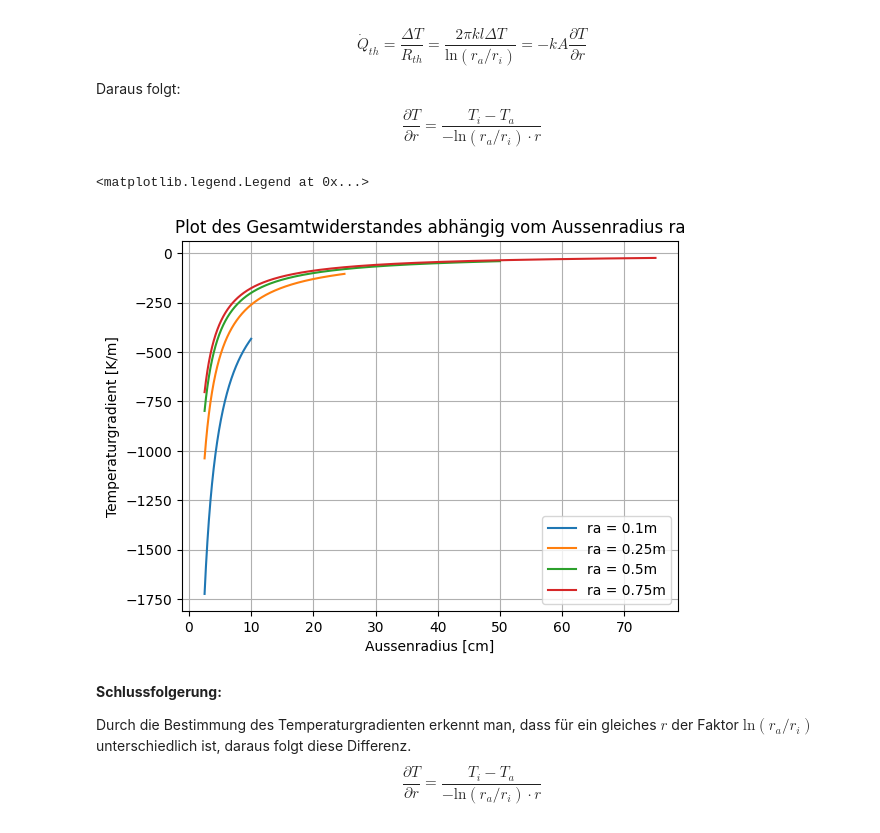
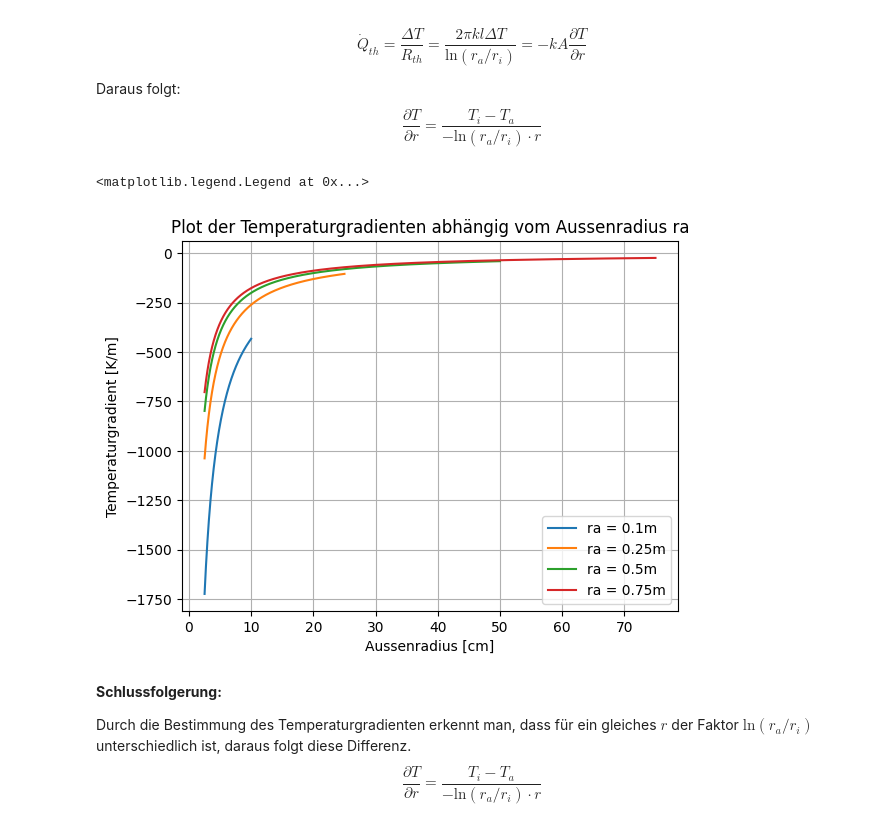
Before and after one commit to HansPeter21/CoP_Abgabe, a Jupyter notebook: Bericht_Mauro_Schegg.ipynb, the cells around one changed output. Cells and saved outputs as stored; diff of their text form; code cells hidden in the pictures.

```diff
--- a/Bericht_Mauro_Schegg.ipynb
+++ b/Bericht_Mauro_Schegg.ipynb
@@ -275,16 +275,16 @@ for i in range(len(r_agrad)):
 # %%
 plt.plot(rgrad[0]*100,dT[0],label="ra = 0.1m")
 plt.plot(rgrad[1]*100,dT[1],label="ra = 0.25m")
 plt.plot(rgrad[2]*100,dT[2],label="ra = 0.5m")
 plt.plot(rgrad[3]*100,dT[3],label="ra = 0.75m")
-plt.title("Plot des Gesamtwiderstandes abhängig vom Aussenradius ra")
+plt.title("Plot der Temperaturgradienten abhängig vom Aussenradius ra")
 plt.ylabel("Temperaturgradient [K/m]")
 plt.xlabel("Aussenradius [cm]")
 plt.grid()
 plt.legend()
 # %% [output]
 <matplotlib.legend.Legend at 0x...>
-[figure, old version]
+[figure, new version]
 # %% [markdown]
 **Schlussfolgerung:**
 
```
Also changed, not shown: parts of 1 cell of this notebook.
